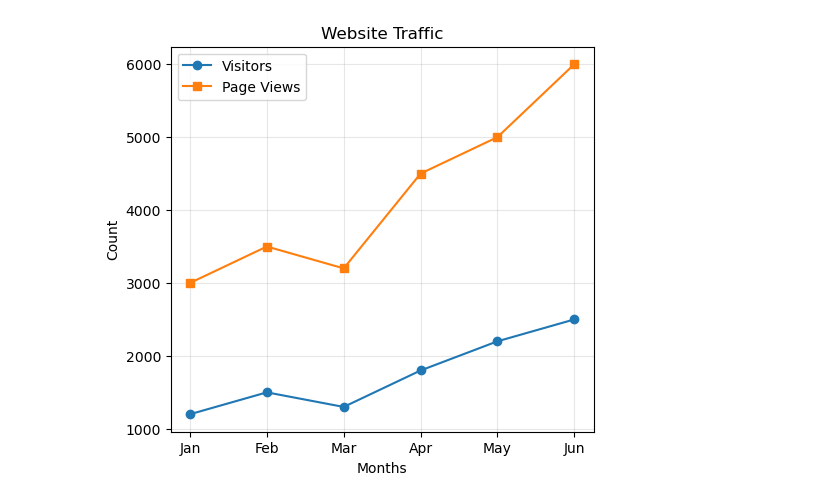
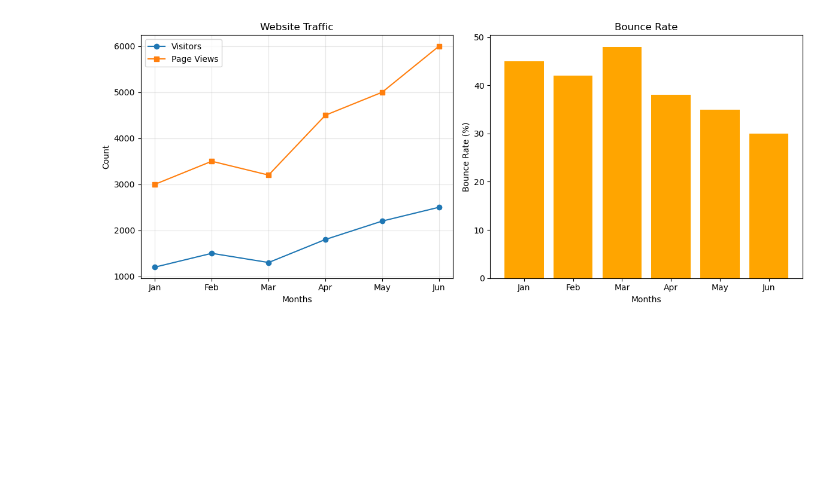
Before and after one commit to mdsohailalam0805-collab/Matplotlib-journey, a Jupyter notebook: practice/Monthly Website Performance Dashboard.ipynb, the cells around one changed output. Drawn from its saved outputs; the diff is of its cells as text; code cells hidden in the pictures; blank space fills up the shorter version.

```diff
--- a/practice/Monthly Website Performance Dashboard.ipynb
+++ b/practice/Monthly Website Performance Dashboard.ipynb
@@ -9,13 +9,23 @@ bounce_rate = [45, 42, 48, 38, 35, 30]
 # %%
 plt.figure(figsize=(12, 5))
 
 plt.subplot(1, 2, 1)
 plt.plot(months, visitors, marker="o", label="Visitors")
 plt.plot(months, page_views, marker="s", label="Page Views")
 plt.title("Website Traffic")
 plt.xlabel("Months")
 plt.ylabel("Count")
 plt.legend()
 plt.grid(True, alpha=0.3)
+
+
+plt.subplot(1, 2, 2)
+plt.bar(months, bounce_rate, color="orange")
+plt.title("Bounce Rate")
+plt.xlabel("Months")
+plt.ylabel("Bounce Rate (%)")
+
+plt.tight_layout()
+plt.show()
 # %% [output]
-[figure, old version]
+[figure, new version]
```
